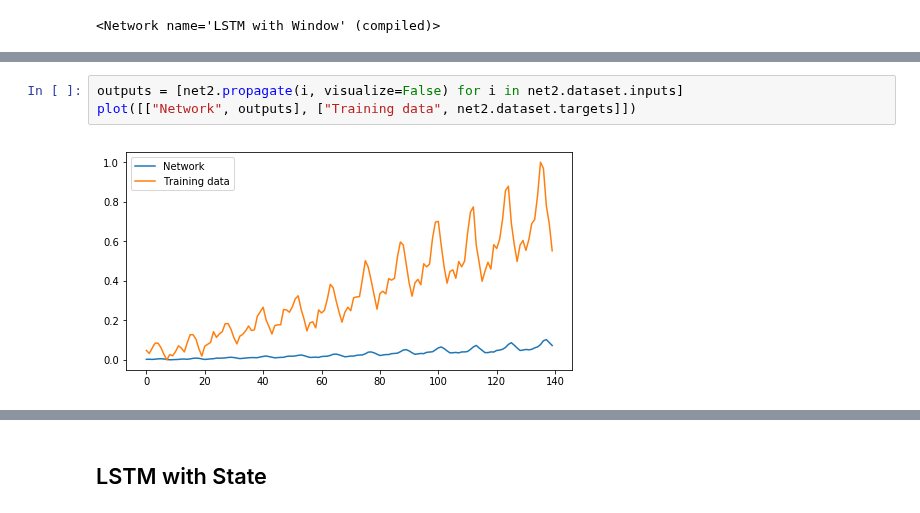
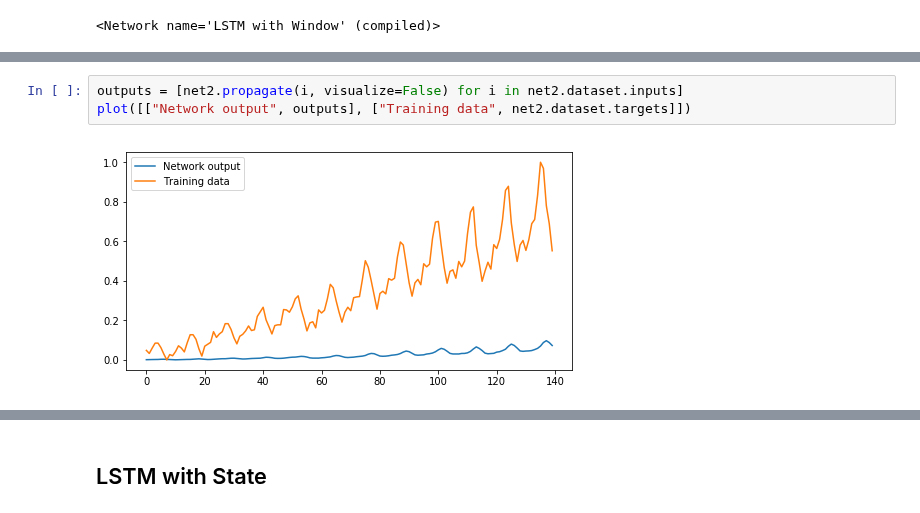
Before and after one commit to ArtificialIntelligenceToolkit/conx, a Jupyter notebook: notebooks/LSTM.ipynb, the cells around one changed output, grey strips where cells are left out. Cells and saved outputs as stored; diff of their text form.

```diff
--- a/notebooks/LSTM.ipynb
+++ b/notebooks/LSTM.ipynb
@@ -170,8 +166,8 @@ net2.propagate([[0.1], [0.2], [0.3]])
 # %%
 outputs = [net2.propagate(i, visualize=False) for i in net2.dataset.inputs]
-plot([["Network", outputs], ["Training data", net2.dataset.targets]])
+plot([["Network output", outputs], ["Training data", net2.dataset.targets]])
 # %% [output]
-[figure, old version]
+[figure, new version]
 # %%
 if net2.saved():
     net2.load()
```
Also changed, not shown: parts of 19 cells of this notebook, 2 other files.
